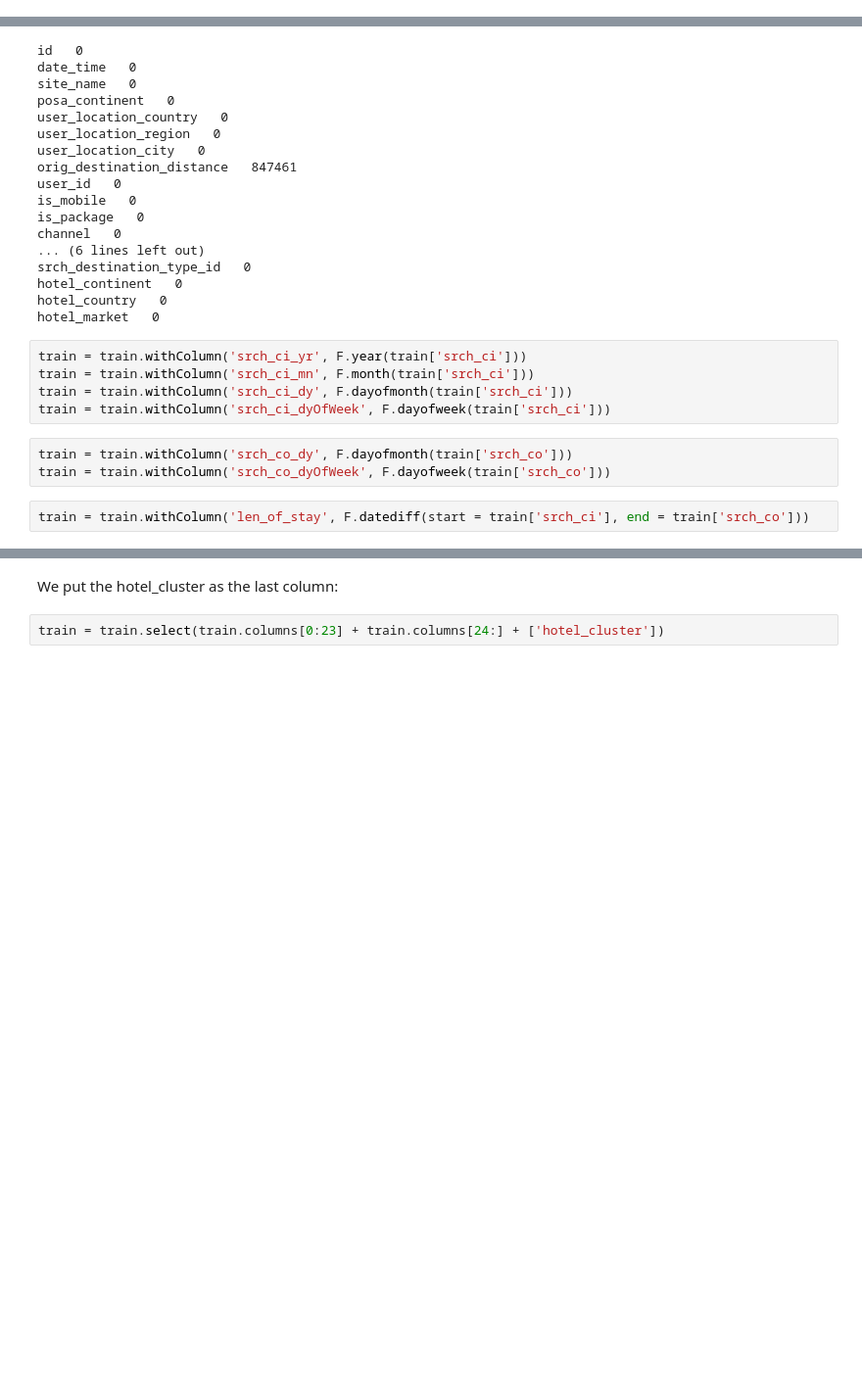
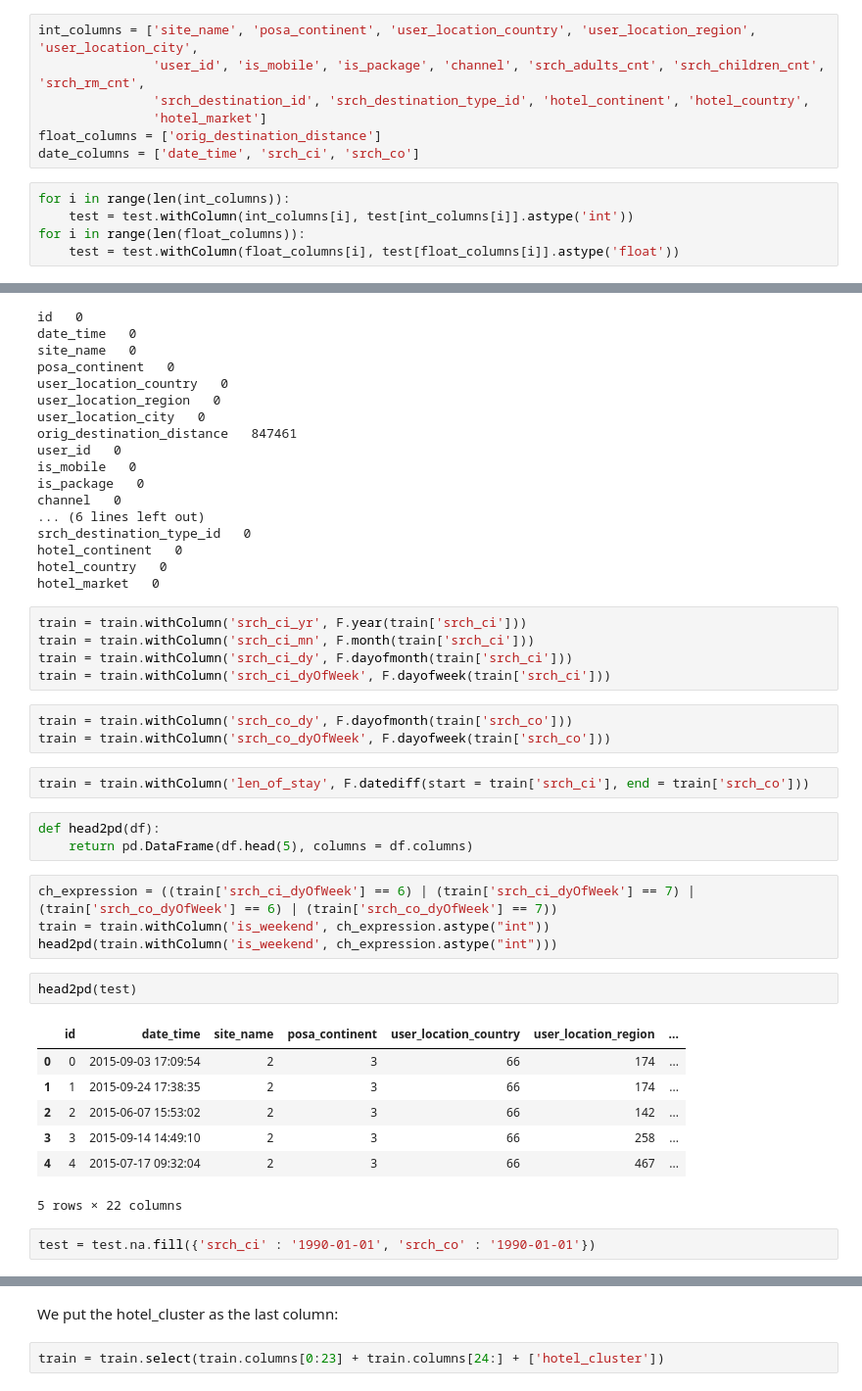
Before and after one commit to hamedrazavi/expedia_hotel_recommendations, a Jupyter notebook: expedia_hotel_recommendataions.ipynb, the cells around one changed output, grey strips where cells are left out. Shown at 98% size. Drawn from its saved outputs; the diff is of its cells as text; blank space fills up the shorter version.

```diff
--- a/expedia_hotel_recommendataions.ipynb
+++ b/expedia_hotel_recommendataions.ipynb
@@ -150,6 +151,18 @@ for i in range(len(int_columns)):
     train = train.withColumn(int_columns[i], train[int_columns[i]].astype('int'))
 for i in range(len(float_columns)):
     train = train.withColumn(float_columns[i], train[float_columns[i]].astype('float'))
+# %%
+int_columns = ['site_name', 'posa_continent', 'user_location_country', 'user_location_region', 'user_location_city',
+               'user_id', 'is_mobile', 'is_package', 'channel', 'srch_adults_cnt', 'srch_children_cnt', 'srch_rm_cnt',
+               'srch_destination_id', 'srch_destination_type_id', 'hotel_continent', 'hotel_country',
+               'hotel_market']
+float_columns = ['orig_destination_distance']
+date_columns = ['date_time', 'srch_ci', 'srch_co']
+# %%
+for i in range(len(int_columns)):
+    test = test.withColumn(int_columns[i], test[int_columns[i]].astype('int'))
+for i in range(len(float_columns)):
+    test = test.withColumn(float_columns[i], test[float_columns[i]].astype('float'))
 # %% [markdown]
 Let's now check the types:
 # %%
@@ -286,3 +299,22 @@ train = train.withColumn('srch_co_dy', F.dayofmonth(train['srch_co']))
 train = train.withColumn('srch_co_dyOfWeek', F.dayofweek(train['srch_co']))
 # %%
 train = train.withColumn('len_of_stay', F.datediff(start = train['srch_ci'], end = train['srch_co']))
+# %%
+def head2pd(df):
+    return pd.DataFrame(df.head(5), columns = df.columns)
+# %%
+ch_expression = ((train['srch_ci_dyOfWeek'] == 6) | (train['srch_ci_dyOfWeek'] == 7) | (train['srch_co_dyOfWeek'] == 6) | (train['srch_co_dyOfWeek'] == 7))
+train = train.withColumn('is_weekend', ch_expression.astype("int"))
+head2pd(train.withColumn('is_weekend', ch_expression.astype("int")))
+# %%
+head2pd(test)
+# %% [output]
+|  | id | date_time | site_name | posa_continent | user_location_country | user_location_region | ... |
+| 0 | 0 | 2015-09-03 17:09:54 | 2 | 3 | 66 | 174 | ... |
+| 1 | 1 | 2015-09-24 17:38:35 | 2 | 3 | 66 | 174 | ... |
+| 2 | 2 | 2015-06-07 15:53:02 | 2 | 3 | 66 | 142 | ... |
+| 3 | 3 | 2015-09-14 14:49:10 | 2 | 3 | 66 | 258 | ... |
+| 4 | 4 | 2015-07-17 09:32:04 | 2 | 3 | 66 | 467 | ... |
+5 rows × 22 columns
+# %%
+test = test.na.fill({'srch_ci' : '1990-01-01', 'srch_co' : '1990-01-01'})
```
Also changed, not shown: parts of 33 cells of this notebook.
